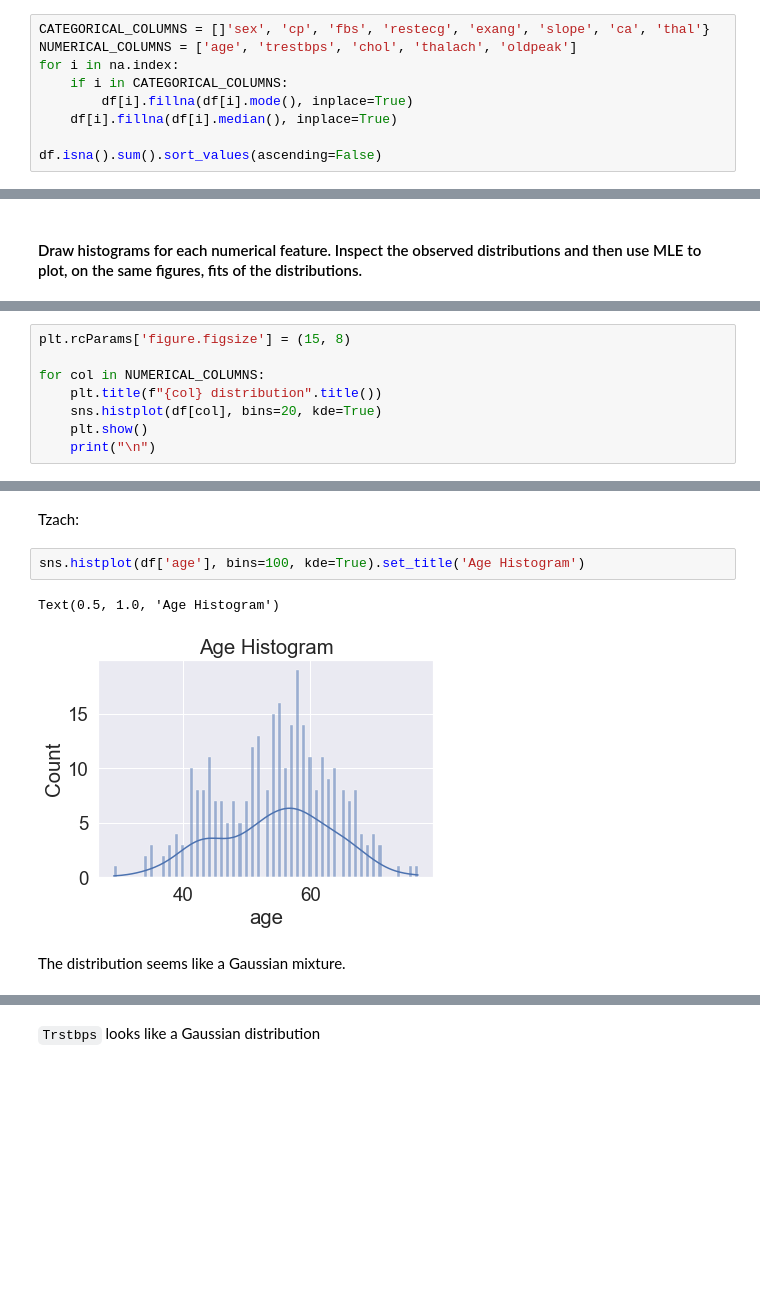
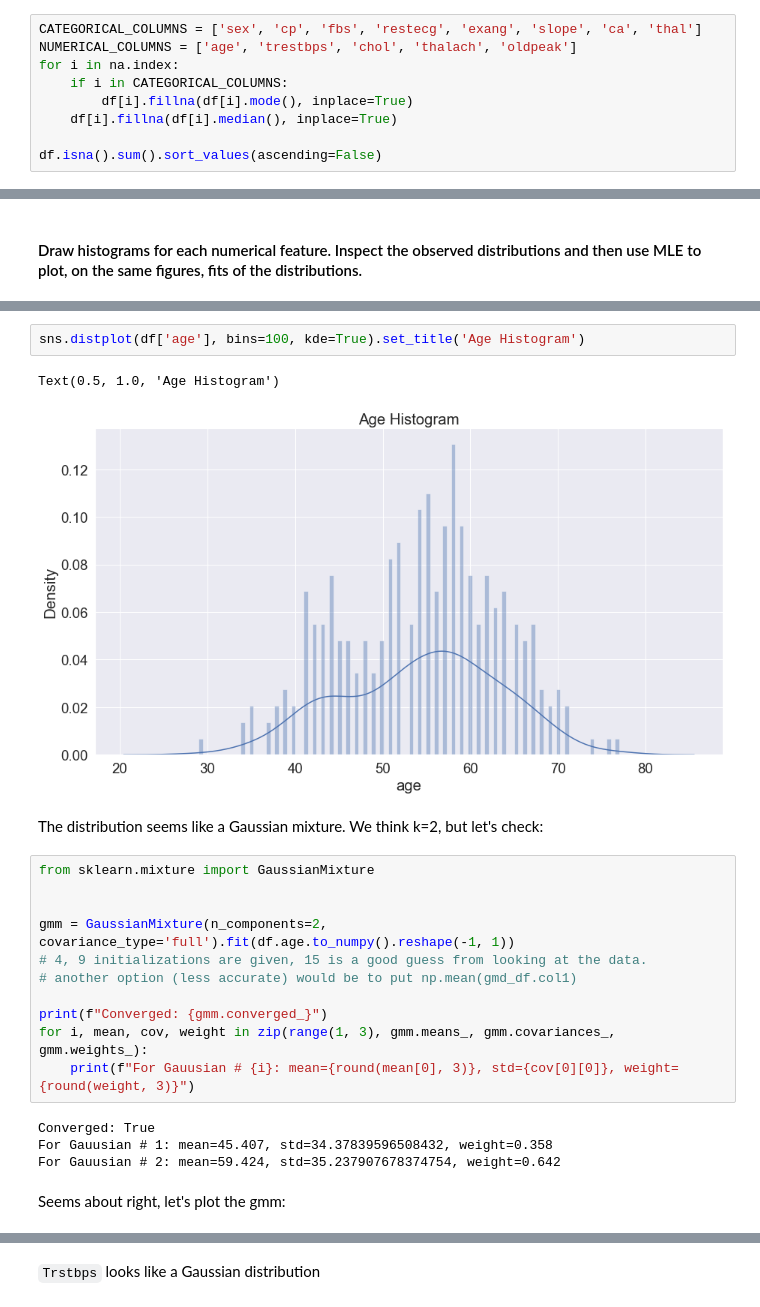
Before and after one commit to EyalMichaeli/IDC_masters, a Jupyter notebook: SnDA/HW3/HW3.ipynb, the cells around one changed output, grey strips where cells are left out. Cells and saved outputs as stored; diff of their text form; blank space fills up the shorter version.

```diff
--- a/SnDA/HW3/HW3.ipynb
+++ b/SnDA/HW3/HW3.ipynb
@@ -338,7 +338,7 @@ fbs         3
 restecg     2
 dtype: int64
 # %%
-CATEGORICAL_COLUMNS = []'sex', 'cp', 'fbs', 'restecg', 'exang', 'slope', 'ca', 'thal'}
+CATEGORICAL_COLUMNS = ['sex', 'cp', 'fbs', 'restecg', 'exang', 'slope', 'ca', 'thal']
 NUMERICAL_COLUMNS = ['age', 'trestbps', 'chol', 'thalach', 'oldpeak']
 for i in na.index:
     if i in CATEGORICAL_COLUMNS:
@@ -411,8 +409,0 @@ Eyal:
-# %%
-plt.rcParams['figure.figsize'] = (15, 8)
-
-for col in NUMERICAL_COLUMNS:
-    plt.title(f"{col} distribution".title())
-    sns.histplot(df[col], bins=20, kde=True)
-    plt.show()
-    print("\n")
@@ -425,9 +410,24 @@ for col in NUMERICAL_COLUMNS:
-# %% [markdown]
-Tzach:
 # %%
-sns.histplot(df['age'], bins=100, kde=True).set_title('Age Histogram')
+sns.distplot(df['age'], bins=100, kde=True).set_title('Age Histogram')
 # %% [output]
 Text(0.5, 1.0, 'Age Histogram')
-[figure, old version]
+[figure, new version]
 # %% [markdown]
-The distribution seems like a Gaussian mixture.
+The distribution seems like a Gaussian mixture. We think k=2, but let's check:
+# %%
+from sklearn.mixture import GaussianMixture
+
+
+gmm = GaussianMixture(n_components=2, covariance_type='full').fit(df.age.to_numpy().reshape(-1, 1))
+# 4, 9 initializations are given, 15 is a good guess from looking at the data.
+# another option (less accurate) would be to put np.mean(gmd_df.col1)
+
+print(f"Converged: {gmm.converged_}")
+for i, mean, cov, weight in zip(range(1, 3), gmm.means_, gmm.covariances_, gmm.weights_):
+    print(f"For Gauusian # {i}: mean={round(mean[0], 3)}, std={cov[0][0]}, weight={round(weight, 3)}")
+# %% [output]
+Converged: True
+For Gauusian # 1: mean=45.407, std=34.37839596508432, weight=0.358
+For Gauusian # 2: mean=59.424, std=35.237907678374754, weight=0.642
+# %% [markdown]
+Seems about right, let's plot the gmm:
```
Also changed, not shown: parts of 17 cells of this notebook.
